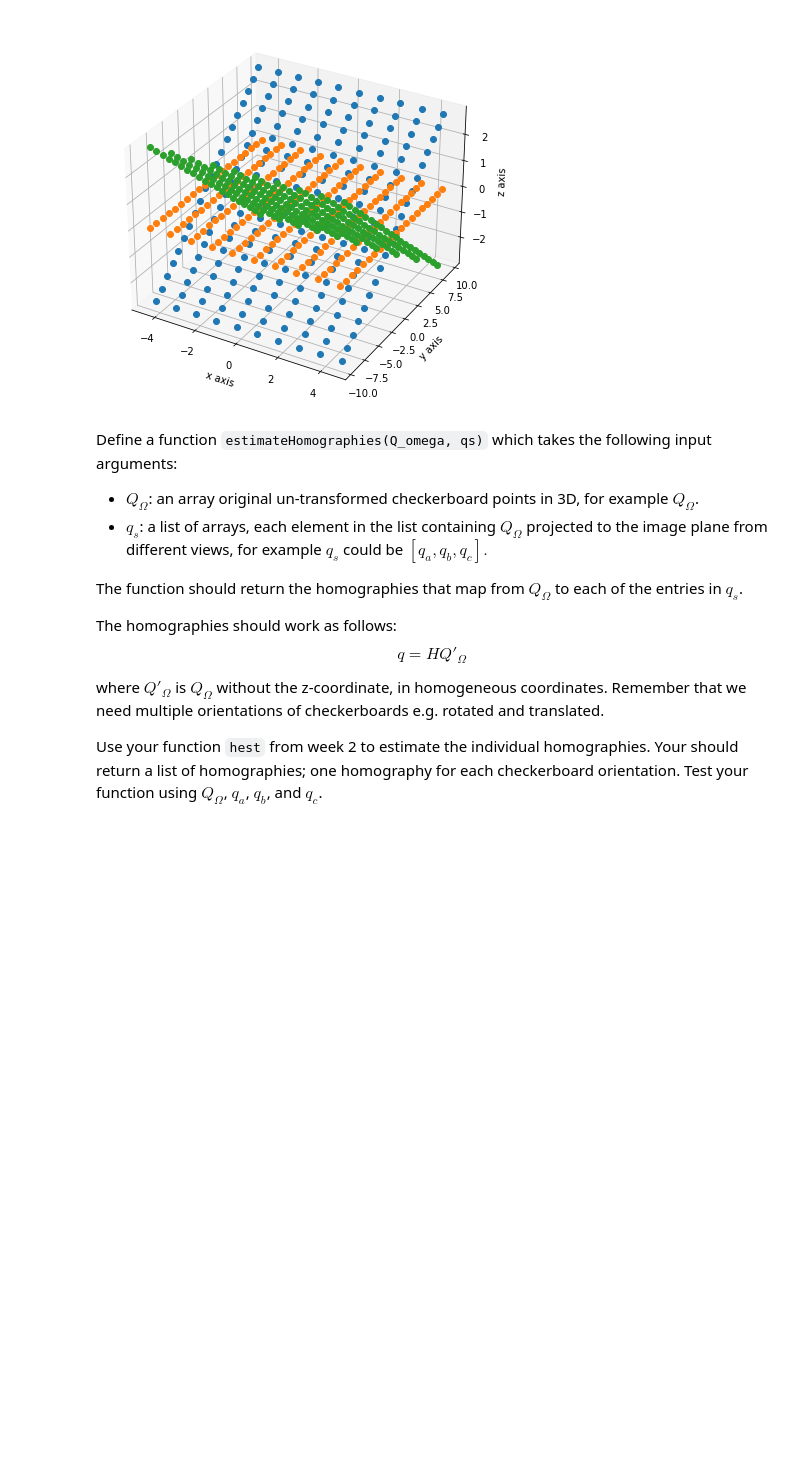
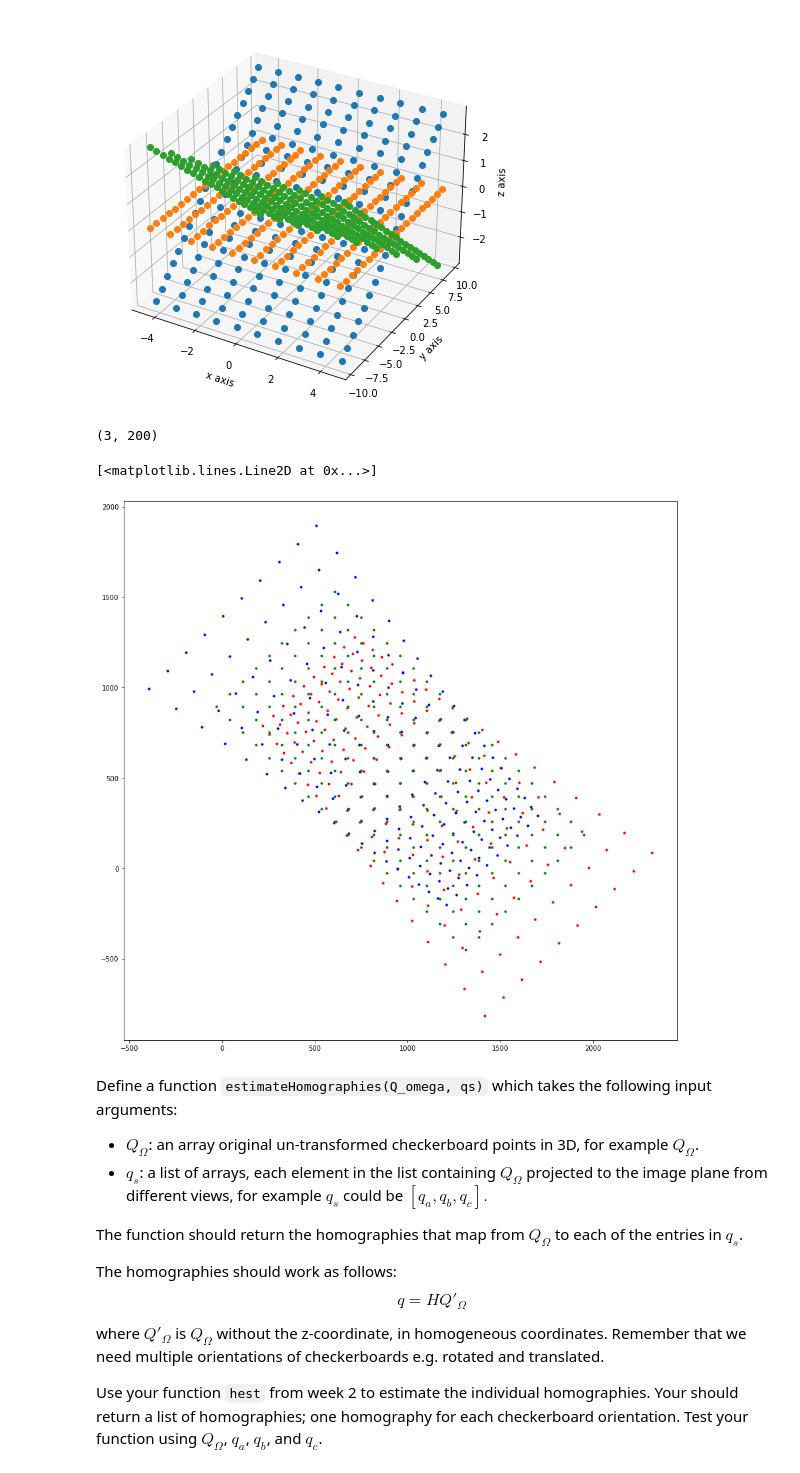
Before and after one commit to AlexAbades/ComputerVision, a Jupyter notebook: 4-Camera Calibration/Direct Linear transformation.ipynb, the cells around one changed output. Cells and saved outputs as stored; diff of their text form; code cells hidden in the pictures; blank space fills up the shorter version.

```diff
--- a/4-Camera Calibration/Direct Linear transformation.ipynb
+++ b/4-Camera Calibration/Direct Linear transformation.ipynb
@@ -434,40 +476,51 @@ Qc = Rotation.from_euler('xyz', [-thetax, 0, 0]).as_matrix()@Qo
 sf.plot3d(Qa, Qb, Qc)
 # %% [output]
 [figure]
+# %%
+# Transform to homogenous form
+def hom(Q):
+    """
+    Function that transforms into homogenous form.
+    Q has to be in the form of (2,n) or (3, n)
+    Returns the matrix Q but with an extra row of ones
+    """
+    n = Q.shape[1]
+    Q = np.vstack([Q, np.ones(n)])
+    return Q
+
+def inhom(Q):
+    """
+    Return Q in inhomogenous form
+    Given Q divides by the scale:
+    [sx, sy, s]/s = [x, y, 1] and we return [x, y]
+    In case of a 3D point as the scale is 1 we divide by one and return everything but the last column.
+    """
+    s = Q[-1,:]
+    Q = (Q/s)[:-1,:]
+    return Q
+
+qa = P@hom(Qa)
+qb = P@hom(Qb)
+qc = P@hom(Qc)
+
+qs = [qa, qb, qc]
+
+qa = qa/qa[-1,:]
+qa.T
+qb = qb/qb[-1,:]
+
+qc = qc/qc[-1,:]
+qc.shape
+# %% [output]
+(3, 200)
 # %%
-# Transform to homogenous form
-def hom(Q):
-    """
-    Function that transforms into homogenous form.
-    Q has to be in the form of (2,n) or (3, n)
-    Returns the matrix Q but with an extra row of ones
-    """
-    n = Q.shape[1]
-    Q = np.vstack([Q, np.ones(n)])
-    return Q
-
-def inhom(Q):
-    """
-    Return Q in inhomogenous form
-    Given Q divides by the scale:
-    [sx, sy, s]/s = [x, y, 1] and we return [x, y]
-    In case of a 3D point as the scale is 1 we divide by one and return everything but the last column.
-    """
-    s = Q[-1,:]
-    Q = (Q/s)[:-1,:]
-    return Q
-
-qa = P@hom(Qa)
-qb = P@hom(Qb)
-qc = P@hom(Qc)
-
-qs = [qa, qb, qc]
-
-qa = qa/qa[-1,:]
-qa.T
-qb = qb/qb[-1,:]
-
-qc = qc/qc[-1,:]
+fig, ax = plt.subplots(figsize=(15,15))
+ax.plot(qa[0,:].T, qa[1,:].T, 'r.')
+ax.plot(qc[0,:].T, qc[1,:].T, 'b.')
+ax.plot(qb[0,:].T, qb[1,:].T, 'g.')
+# %% [output]
+[<matplotlib.lines.Line2D at 0x...>]
+[figure, added]
 # %% [markdown]
 Define a function `estimateHomographies(Q_omega, qs)` which takes the following input arguments:
 
```
Also changed, not shown: parts of 16 cells of this notebook, 2 other files.
